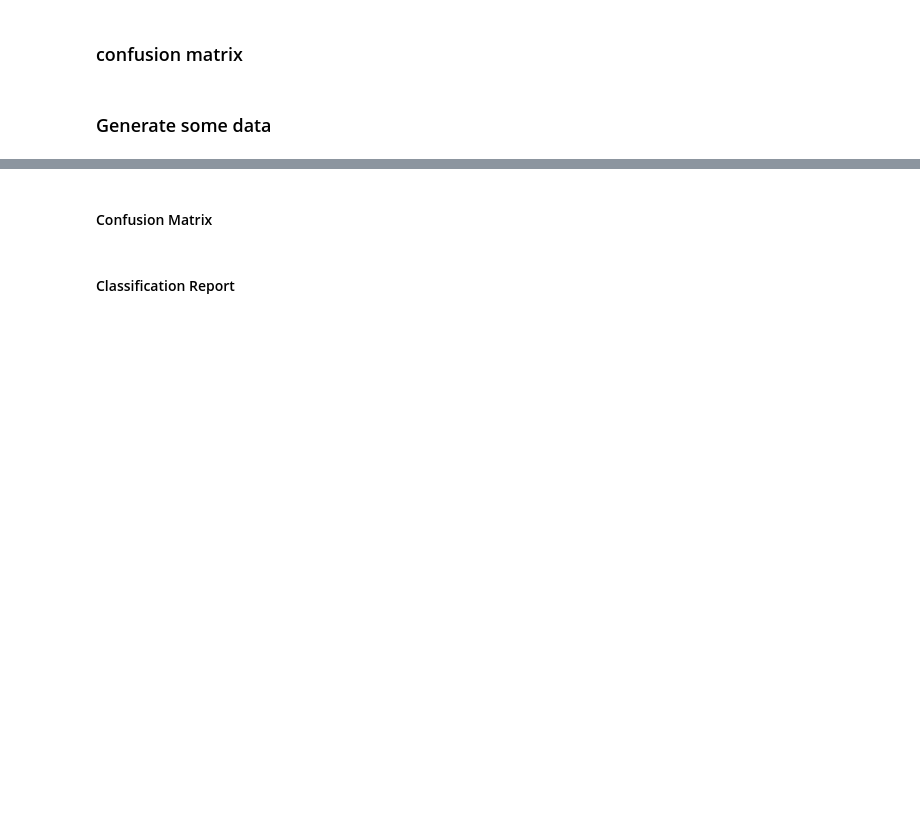
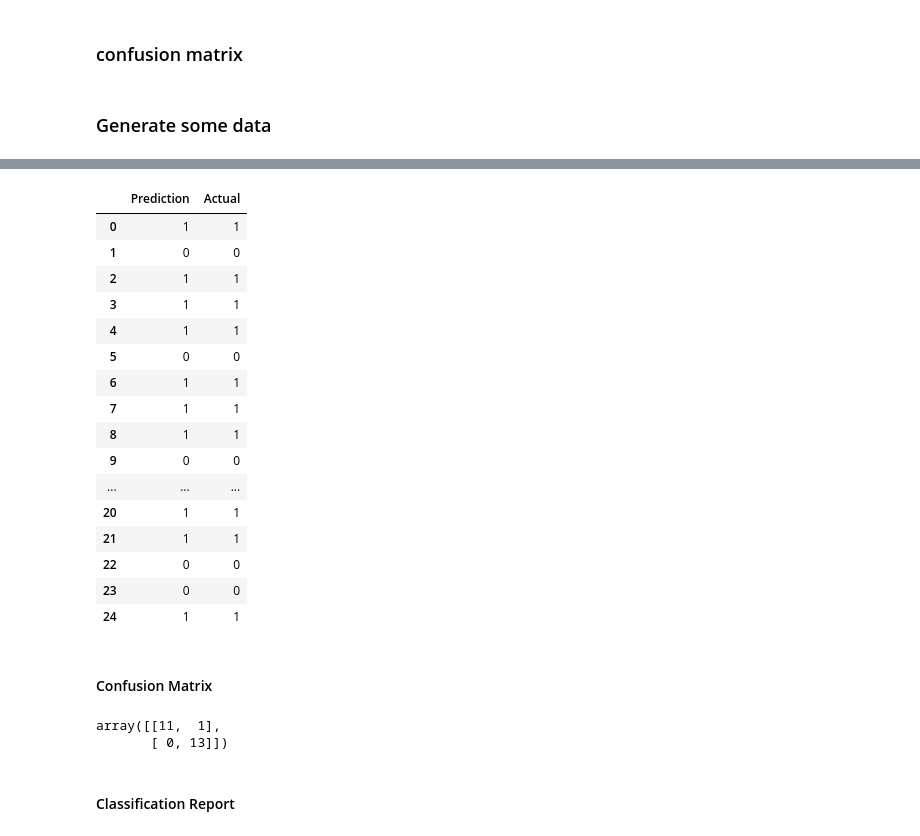
Before and after one commit to softmaxhuanchen/AI-ML, a Jupyter notebook: sup-learning-part1-live/sup-learning-part1-live.ipynb, the cells around one changed output, grey strips where cells are left out. Drawn from its saved outputs; the diff is of its cells as text; code cells hidden in the pictures; blank space fills up the shorter version.

```diff
--- a/sup-learning-part1-live/sup-learning-part1-live.ipynb
+++ b/sup-learning-part1-live/sup-learning-part1-live.ipynb
@@ -187,4 +262,38 @@ plt.scatter(X[:, 0], X[:, 1], c=y)
+# %%
+# Create a Logistic Regression Model
+from sklearn.linear_model import LogisticRegression
+classifier = LogisticRegression(solver='lbfgs', random_state=1)
+
+# Fit (train) or model using the training data
+classifier.fit(X_train, y_train)
+
+predictions = classifier.predict(X_test)
+pd.DataFrame({"Prediction": predictions, "Actual": y_test})
+# %% [output]
+|  | Prediction | Actual |
+| 0 | 1 | 1 |
+| 1 | 0 | 0 |
+| 2 | 1 | 1 |
+| 3 | 1 | 1 |
+| 4 | 1 | 1 |
+| 5 | 0 | 0 |
+| 6 | 1 | 1 |
+| 7 | 1 | 1 |
+| 8 | 1 | 1 |
+| 9 | 0 | 0 |
+| ... | ... | ... |
+| 20 | 1 | 1 |
+| 21 | 1 | 1 |
+| 22 | 0 | 0 |
+| 23 | 0 | 0 |
+| 24 | 1 | 1 |
 # %% [markdown]
  #### Confusion Matrix
+# %%
+from sklearn.metrics import confusion_matrix
+confusion_matrix(y_test, predictions)
+# %% [output]
+array([[11,  1],
+       [ 0, 13]])
 # %% [markdown]
  #### Classification Report
```
Also changed, not shown: parts of 13 cells of this notebook.
